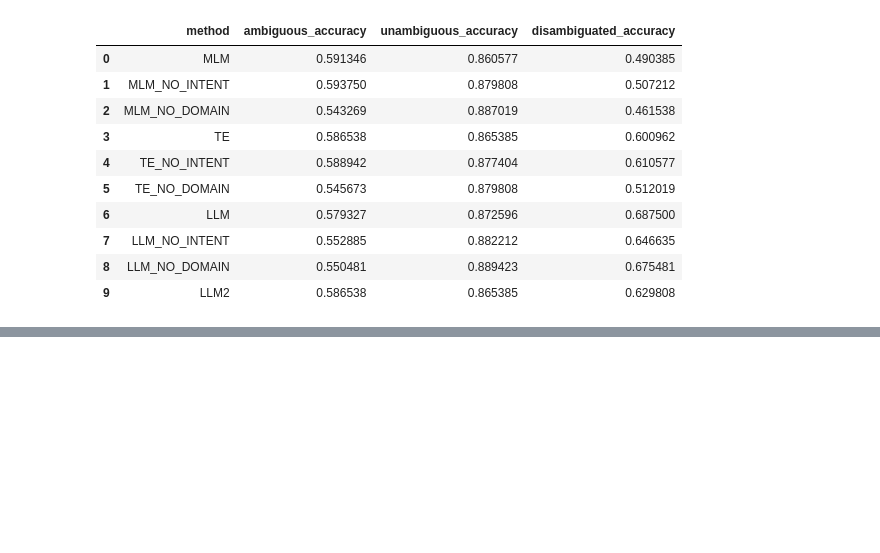
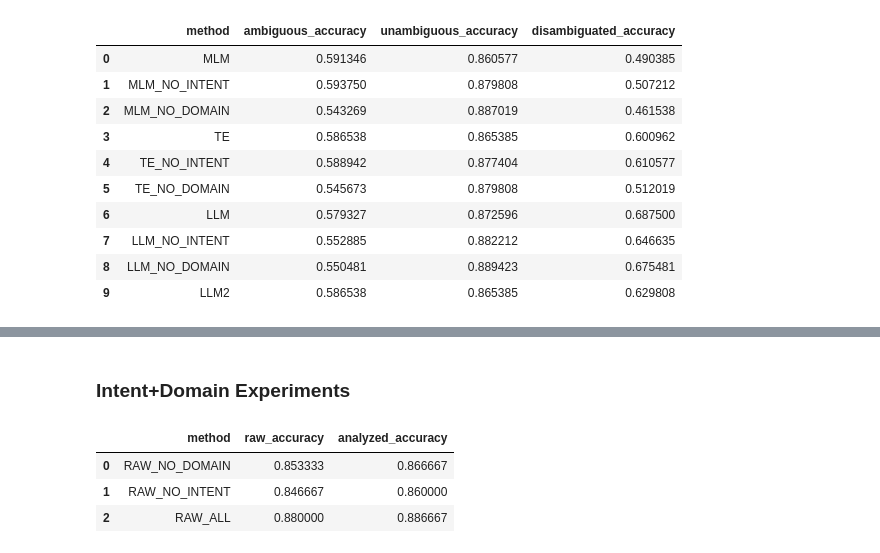
Before and after one commit to darktheorys/smartrag, a Jupyter notebook: notebooks/Scoring_and_Comparison.ipynb, the cells around one changed output, grey strips where cells are left out. Cells and saved outputs as stored; diff of their text form; code cells hidden in the pictures; blank space fills up the shorter version.

```diff
--- a/notebooks/Scoring_and_Comparison.ipynb
+++ b/notebooks/Scoring_and_Comparison.ipynb
@@ -226,2 +199,12 @@ eval_df
 # %%
 df.to_csv(f"./data/{dataset_name}_ambiguous_top{top_n}+DOMAIN+LLM+Intent+MLM+TE+LLM+eval.csv", index=False)
+# %%
+df = pd.read_csv(f"./data/{dataset_name}_ambiguous_top{top_n}+DOMAIN+LLM+Intent+MLM+TE+LLM+eval.csv")
+# %% [markdown]
+### Intent+Domain Experiments
+# %%
+lm1 = RunnableLambda(lambda x: chain_answer.invoke(x["raw"]))
+lm2 = RunnableLambda(lambda x: chain_answer.invoke(x["analyzed"]))
+chain_ = RunnableParallel(raw=lm1, analyzed=lm2)
+# %%
+methods = ["RAW_NO_DOMAIN", "RAW_NO_INTENT", "RAW_ALL"]
@@ -227,0 +254,34 @@ df.to_csv(f"./data/{dataset_name}_ambiguous_top{top_n}+DOMAIN+LLM+Intent+MLM+TE+
+# %%
+df = df.rename(
+    columns={
+        col: col.replace("raw", "analyzed")
+        if "raw" in col
+        else (col.replace("analyzed", "raw") if "analyzed" in col else col)
+        for col in df.columns
+    }
+)
+# %%
+eval_df = pd.DataFrame(columns=["method", "raw_accuracy", "analyzed_accuracy"])
+
+for method in methods:
+    eval_df = pd.concat(
+        [
+            eval_df,
+            pd.DataFrame(
+                [
+                    {
+                        "method": method,
+                        "raw_accuracy": df[f"{method}_raw_question_answered_by_gpt35_correct"].mean(),
+                        "analyzed_accuracy": df[f"{method}_analyzed_question_answered_by_gpt35_correct"].mean(),
+                    }
+                ]
+            ),
+        ],
+        ignore_index=True,
+    )
+eval_df
+# %% [output]
+|  | method | raw_accuracy | analyzed_accuracy |
+| 0 | RAW_NO_DOMAIN | 0.853333 | 0.866667 |
+| 1 | RAW_NO_INTENT | 0.846667 | 0.860000 |
+| 2 | RAW_ALL | 0.880000 | 0.886667 |
```
Also changed, not shown: parts of 13 cells of this notebook, 11 other files.
